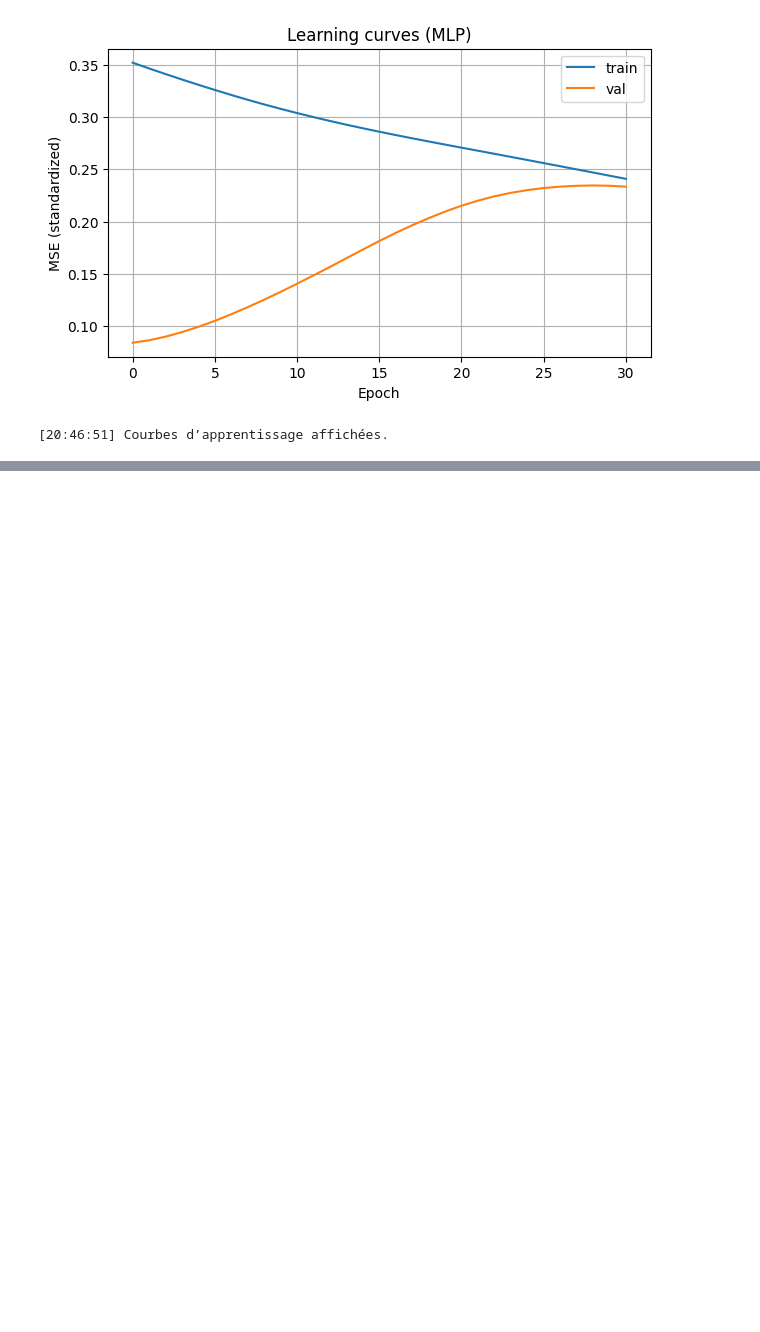
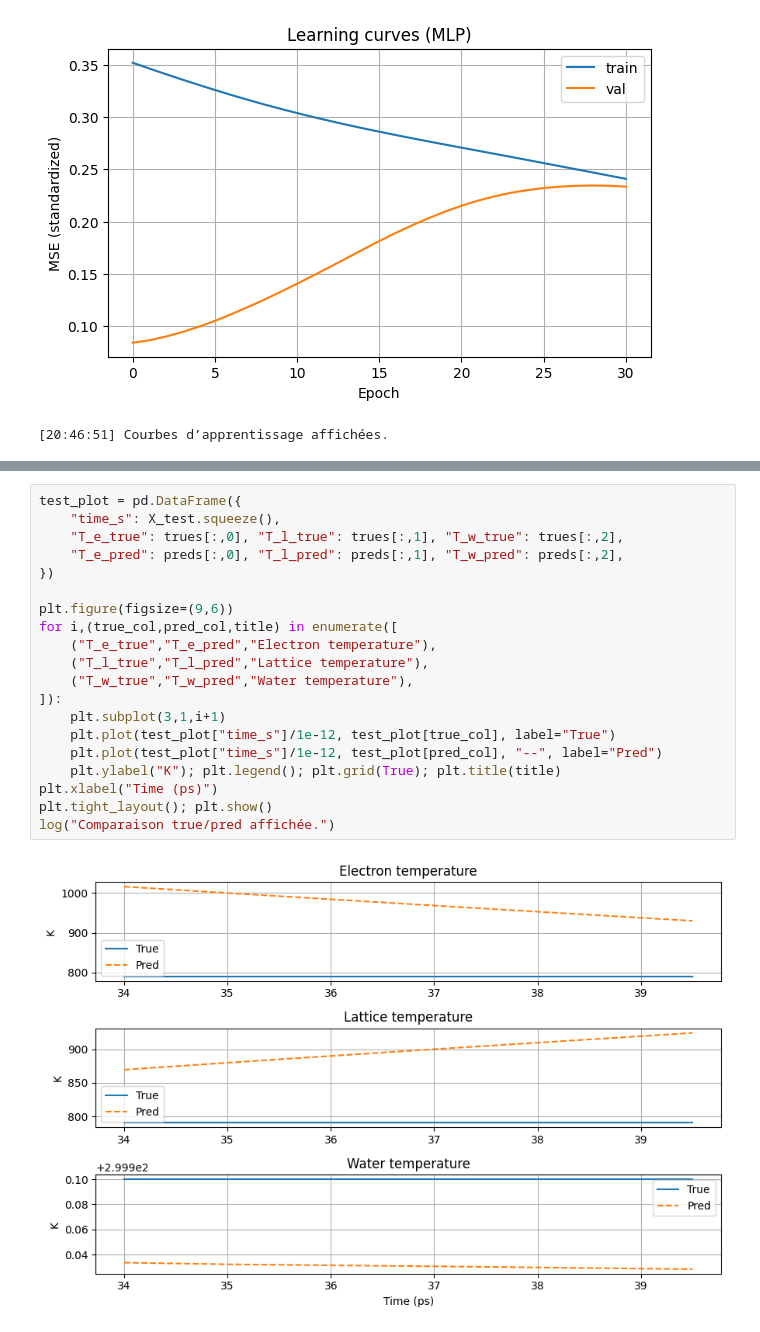
Before and after one commit to hassane-37/DeepLaser, a Jupyter notebook: deeplaser.ipynb, the cells around one changed output, grey strips where cells are left out. Cells and saved outputs as stored; diff of their text form; blank space fills up the shorter version.

```diff
--- a/deeplaser.ipynb
+++ b/deeplaser.ipynb
@@ -259,0 +264,22 @@ for i, name in enumerate(["T_e_K","T_l_K","T_w_K"]):
+# %%
+test_plot = pd.DataFrame({
+    "time_s": X_test.squeeze(),
+    "T_e_true": trues[:,0], "T_l_true": trues[:,1], "T_w_true": trues[:,2],
+    "T_e_pred": preds[:,0], "T_l_pred": preds[:,1], "T_w_pred": preds[:,2],
+})
+
+plt.figure(figsize=(9,6))
+for i,(true_col,pred_col,title) in enumerate([
+    ("T_e_true","T_e_pred","Electron temperature"),
+    ("T_l_true","T_l_pred","Lattice temperature"),
+    ("T_w_true","T_w_pred","Water temperature"),
+]):
+    plt.subplot(3,1,i+1)
+    plt.plot(test_plot["time_s"]/1e-12, test_plot[true_col], label="True")
+    plt.plot(test_plot["time_s"]/1e-12, test_plot[pred_col], "--", label="Pred")
+    plt.ylabel("K"); plt.legend(); plt.grid(True); plt.title(title)
+plt.xlabel("Time (ps)")
+plt.tight_layout(); plt.show()
+log("Comparaison true/pred affichée.")
+# %% [output]
+[figure, added]
```
Also changed, not shown: parts of 5 cells of this notebook.
